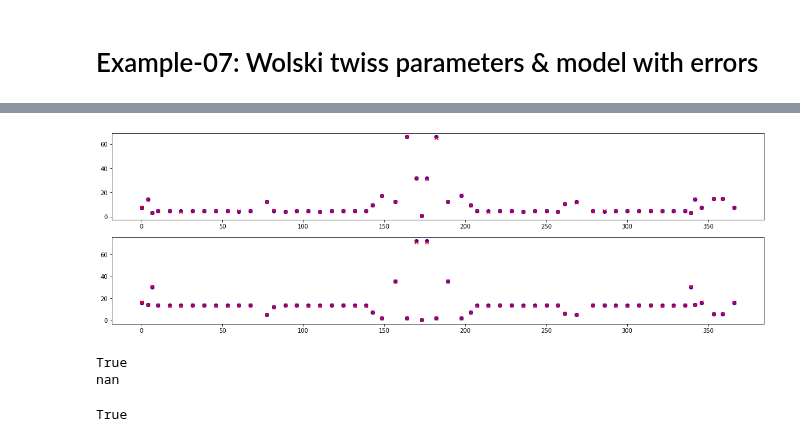
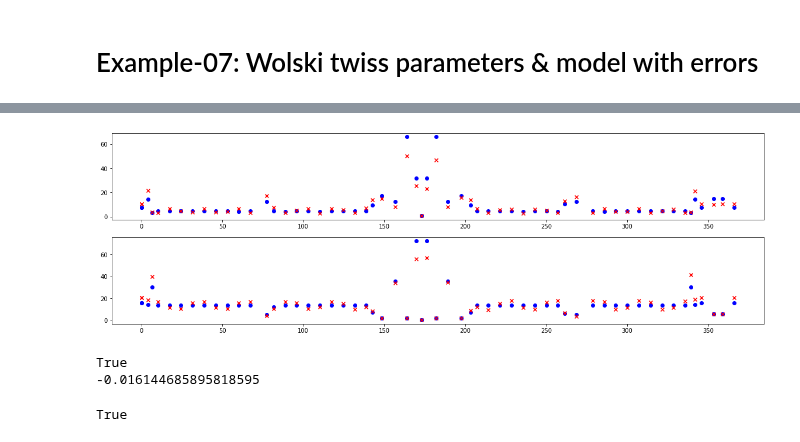
Before and after one commit to i-a-morozov/harmonica, a Jupyter notebook: notebook/nb_model.ipynb, the cells around one changed output, grey strips where cells are left out. Saved outputs shown, nothing was run; the diff lists cells and outputs as text; code cells hidden in the pictures.

```diff
--- a/notebook/nb_model.ipynb
+++ b/notebook/nb_model.ipynb
@@ -984,7 +1035,7 @@ model = Model(path='../config_uncoupled.yaml', model='uncoupled', dtype=dtype, d
 
 from harmonica.parameterization import is_symplectic
 
-matrix = model.matrix('HEAD', 'HEAD')
+matrix = model.matrix(0, model.size)
 print(matrix)
 print(is_symplectic(matrix))
 # %% [output]
@@ -997,7 +1048,10 @@ True
 # %%
 # Generate thin skew quadrupole matrix
 
-kick = model.matrix_kick(torch.tensor([0.0], dtype=dtype, device=device), torch.tensor([1.0E-3], dtype=dtype, device=device)).squeeze()
+kn = torch.tensor(0.0E+0, dtype=dtype, device=device)
+ks = torch.tensor(1.0E-3, dtype=dtype, device=device)
+
+kick = model.matrix_kick(kn, ks)
 print(kick)
 print(is_symplectic(kick))
 # %% [output]
@@ -1093,7 +1147,12 @@ tunes1, normal1, wolski1 = twiss_compute(m1)
 m2 = kick @ matrix
 tunes2, normal2, wolski2 = twiss_compute(m2)
 
-initial = torch.tensor([[1.0E-3, 0.0, 1.0E-3, 0.0], [2.0E-3, 0.0, 2.0E-3, 0.0], [3.0E-3, 0.0, 3.0E-3, 0.0], [4.0E-3, 0.0, 4.0E-3, 0.0], [5.0E-3, 0.0, 5.0E-3, 0.0]], dtype=dtype, device=device)
+initial = torch.tensor([
+    [1.0E-3, 0.0, 1.0E-3, 0.0],
+    [2.0E-3, 0.0, 2.0E-3, 0.0],
+    [3.0E-3, 0.0, 3.0E-3, 0.0],
+    [4.0E-3, 0.0, 4.0E-3, 0.0],
+    [5.0E-3, 0.0, 5.0E-3, 0.0]], dtype=dtype, device=device)
 
 length = 4096
 
@@ -1291,29 +1285,0 @@ True
-# %%
-# Thin quadrupole errors can be added to each transport matrix
-
-# Compute initial transport matrices (without errors)
-
-model.make_transport()
-
-# Set thin quadrupole errors
-# If float is passed, errors for each location are generated using input as sigma
-# Errors are stored in self.error_kn and self.error_ks
-# Generated matrices are stored in self.kick
-
-model.make_kick(1.0E-4, 1.0E-4)
-print(model.kick.shape)
-
-# Apply errors
-# Note, transport matrices will be modified
-# self.transport[i] = self.kick[i] @ self.transport[i]
-
-model.apply_error()
-
-# Generate one-turn matrix with errors
-
-model.make_turn()
-
-# Compute twiss for model with errors
-# Change error values to make unstable
-
-model.make_twiss()
@@ -1323,26 +1422,26 @@ True
 # %%
 # Compare twiss
 
 bx = torch.zeros(model.size, dtype=dtype, device=device)
 by = torch.zeros(model.size, dtype=dtype, device=device)
 
 from harmonica.parameterization import wolski_to_lb
 for i in range(model.size):
-    _, bx[i], _, _, _, _, _, by[i], *_ = wolski_to_lb(model.out_twiss[i])
+    _, bx[i], _, _, _, _, _, by[i], *_ = wolski_to_lb(model.out_wolski[i])
 
 plt.figure(figsize=(20, 2*3))
 
 ax1 = plt.subplot(211)
 ax1.scatter(model.time.cpu().numpy(),  model.bx.cpu().numpy(), marker='o', color='blue')
 ax1.scatter(model.time.cpu().numpy(),  bx.cpu().numpy(), marker='x', color='red')
 
 ax2 = plt.subplot(212)
 ax2.scatter(model.time.cpu().numpy(),  model.by.cpu().numpy(), marker='o', color='blue')
 ax2.scatter(model.time.cpu().numpy(),  by.cpu().numpy(), marker='x', color='red')
 
 plt.show()
 # %% [output]
-[figure, old version]
+[figure, new version]
 # %%
 # Minimum tune approach
 
@@ -1352,10 +1451,10 @@ M = model.turn
 MUA, MUB = 2.0*numpy.pi*model.out_tune
 A, B, C, D = M[0:2, 0:2], M[0:2, 2:4], M[2:4, 0:2], M[2:4, 2:4]
 print(torch.allclose(M, torch.vstack([torch.hstack([A, B]), torch.hstack([C, D])])))
-print(((C - S @ B.T @ S).abs().det().sqrt()/(numpy.pi*(MUA.sin() + MUB.sin()))).item())
+print(((C - S @ B.T @ S).det().abs().sqrt()/(numpy.pi*(MUA.sin() + MUB.sin()))).item())
 # %% [output]
 True
-nan
+-0.016144685895818595
 # %%
 # Save configuration for model with errors
 
```
Also changed, not shown: parts of 57 cells of this notebook, 2 other files.
